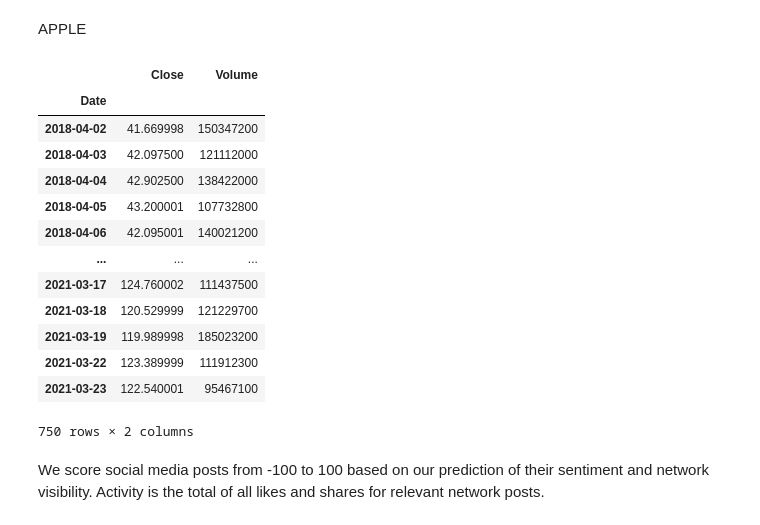
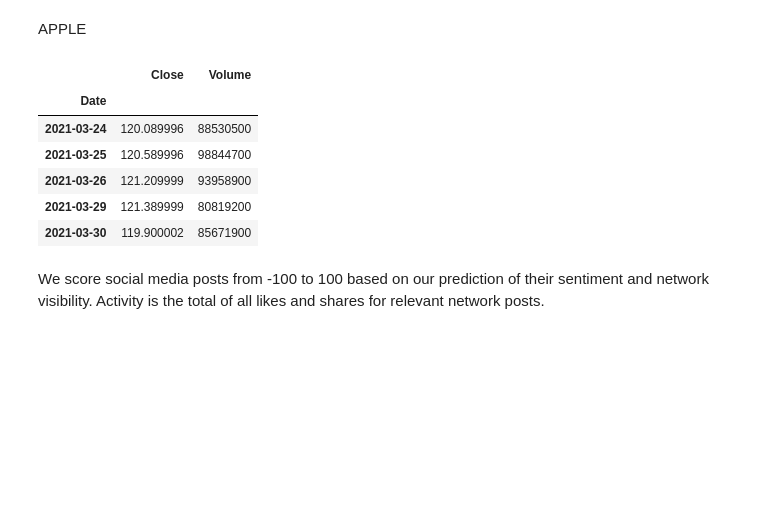
Before and after one commit to stk714/SocialMediaBets, a Jupyter notebook: Social_Sentiment.ipynb, the cells around one changed output. Drawn from its saved outputs; the diff is of its cells as text; code cells hidden in the pictures; blank space fills up the shorter version.

```diff
--- a/Social_Sentiment.ipynb
+++ b/Social_Sentiment.ipynb
@@ -27,22 +24,15 @@ aapl_close = pd.read_csv(
 # %%
 #Drop columns except close and volume
 aapl_close.drop(['Open', 'High', 'Low', 'Adj Close'], axis=1, inplace=True)
-aapl_close.head(-5)
+aapl_close.tail()
 # %% [output]
 |  | Close | Volume |
 | Date |  |  |
-| 2018-04-02 | 41.669998 | 150347200 |
-| 2018-04-03 | 42.097500 | 121112000 |
-| 2018-04-04 | 42.902500 | 138422000 |
-| 2018-04-05 | 43.200001 | 107732800 |
-| 2018-04-06 | 42.095001 | 140021200 |
-| ... | ... | ... |
-| 2021-03-17 | 124.760002 | 111437500 |
-| 2021-03-18 | 120.529999 | 121229700 |
-| 2021-03-19 | 119.989998 | 185023200 |
-| 2021-03-22 | 123.389999 | 111912300 |
-| 2021-03-23 | 122.540001 | 95467100 |
+| 2021-03-24 | 120.089996 | 88530500 |
+| 2021-03-25 | 120.589996 | 98844700 |
+| 2021-03-26 | 121.209999 | 93958900 |
+| 2021-03-29 | 121.389999 | 80819200 |
+| 2021-03-30 | 119.900002 | 85671900 |
-750 rows × 2 columns
 # %% [markdown]
 We score social media posts from -100 to 100 based on our prediction of their sentiment and network visibility. Activity is the total of all likes and shares for relevant network posts.
 # %%
```
Also changed, not shown: parts of 7 cells of this notebook, 1 other file.
